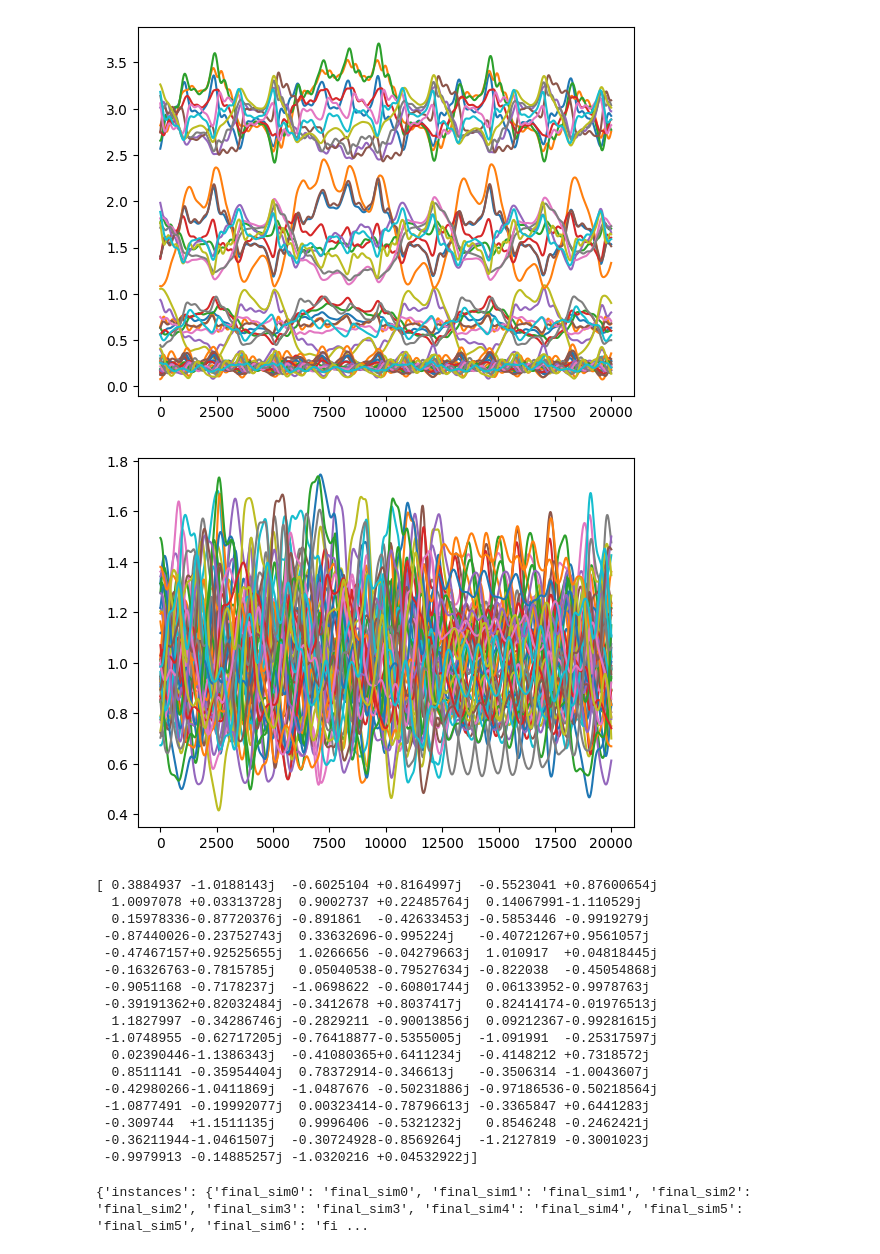
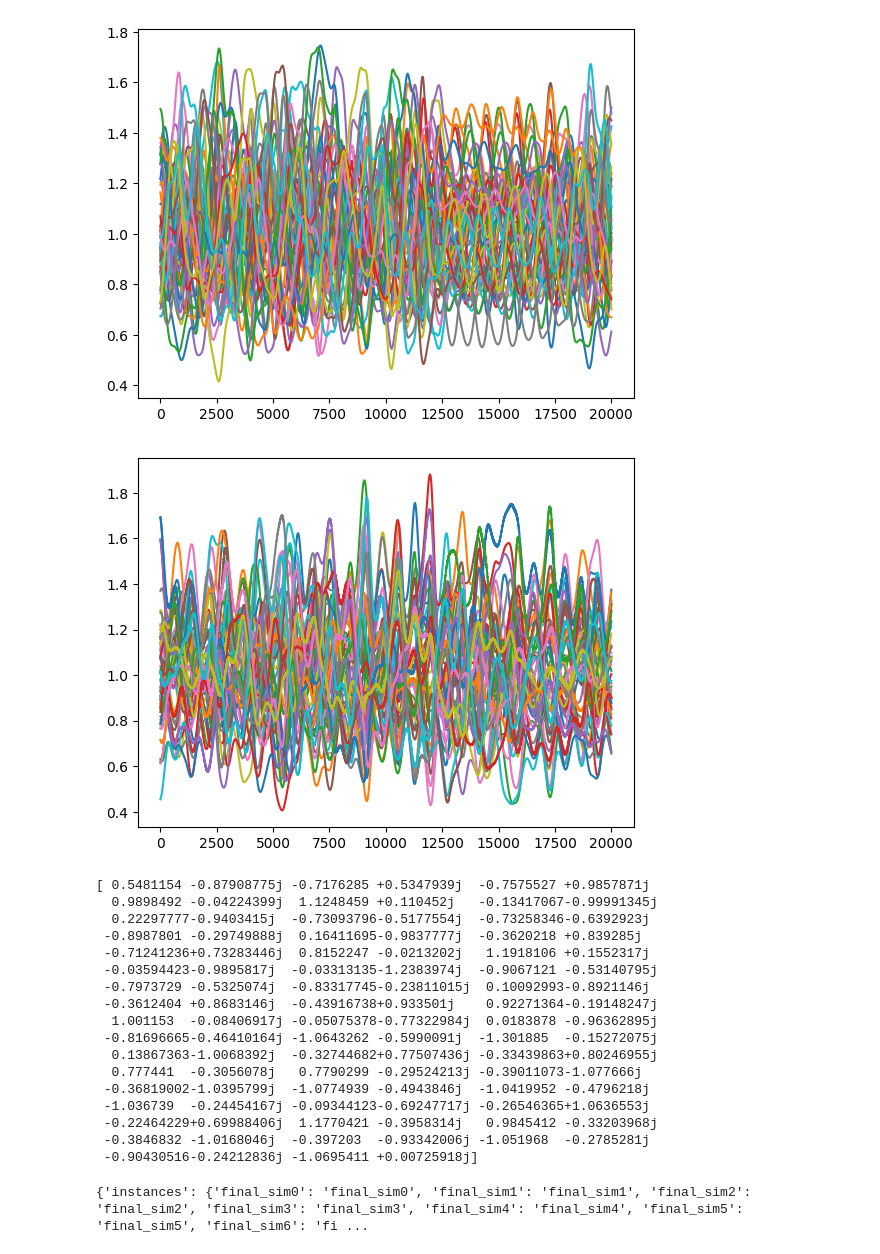
Before and after one commit to 1400073/time_domain_work, a Jupyter notebook: check_jupy.ipynb, the cells around one changed output. Saved outputs shown, nothing was run; the diff lists cells and outputs as text; code cells hidden in the pictures.

```diff
--- a/check_jupy.ipynb
+++ b/check_jupy.ipynb
@@ -22,43 +22,43 @@ from scipy.integrate import solve_ivp
 from scipy.interpolate import CubicSpline
 from scipy.interpolate import interp1d
 # %%
-data = np.load("X_mmi_binary_medium.npz")
-X_re    = data["X_re"]
-X_im    = data["X_im"]
-y = data["labels"]
-y_data = np.asarray(y, dtype=float)
-X_data    = X_re + 1j * X_im
-plt.plot(np.abs(X_data[30000:50000])**2)
-plt.show()
 data = np.load("X_mmi_binary_10.npz")
 X_re    = data["X_re"]
 X_im    = data["X_im"]
 y = data["labels"]
 y_data = np.asarray(y, dtype=float)
 X_data    = X_re + 1j * X_im
 plt.plot(np.abs(X_data[30000:50000])**2)
 plt.show()
+data = np.load("X_mmi_binary_10er.npz")
+X_re    = data["X_re"]
+X_im    = data["X_im"]
+y = data["labels"]
+y_data = np.asarray(y, dtype=float)
+X_data    = X_re + 1j * X_im
+plt.plot(np.abs(X_data[30000:50000])**2)
+plt.show()
 print(X_data[0])
 # %% [output]
-[figure, old version]
+[figure, new version]
-[figure, old version]
+[figure, new version]
-[ 0.3884937 -1.0188143j  -0.6025104 +0.8164997j  -0.5523041 +0.87600654j
-  1.0097078 +0.03313728j  0.9002737 +0.22485764j  0.14067991-1.110529j
-  0.15978336-0.87720376j -0.891861  -0.42633453j -0.5853446 -0.9919279j
- -0.87440026-0.23752743j  0.33632696-0.995224j   -0.40721267+0.9561057j
- -0.47467157+0.92525655j  1.0266656 -0.04279663j  1.010917  +0.04818445j
- -0.16326763-0.7815785j   0.05040538-0.79527634j -0.822038  -0.45054868j
- -0.9051168 -0.7178237j  -1.0698622 -0.60801744j  0.06133952-0.9978763j
- -0.39191362+0.82032484j -0.3412678 +0.8037417j   0.82414174-0.01976513j
-  1.1827997 -0.34286746j -0.2829211 -0.90013856j  0.09212367-0.99281615j
- -1.0748955 -0.62717205j -0.76418877-0.5355005j  -1.091991  -0.25317597j
-  0.02390446-1.1386343j  -0.41080365+0.6411234j  -0.4148212 +0.7318572j
-  0.8511141 -0.35954404j  0.78372914-0.346613j   -0.3506314 -1.0043607j
- -0.42980266-1.0411869j  -1.0487676 -0.50231886j -0.97186536-0.50218564j
- -1.0877491 -0.19992077j  0.00323414-0.78796613j -0.3365847 +0.6441283j
- -0.309744  +1.1511135j   0.9996406 -0.5321232j   0.8546248 -0.2462421j
- -0.36211944-1.0461507j  -0.30724928-0.8569264j  -1.2127819 -0.3001023j
- -0.9979913 -0.14885257j -1.0320216 +0.04532922j]
+[ 0.5481154 -0.87908775j -0.7176285 +0.5347939j  -0.7575527 +0.9857871j
+  0.9898492 -0.04224399j  1.1248459 +0.110452j   -0.13417067-0.99991345j
+  0.22297777-0.9403415j  -0.73093796-0.5177554j  -0.73258346-0.6392923j
+ -0.8987801 -0.29749888j  0.16411695-0.9837777j  -0.3620218 +0.839285j
+ -0.71241236+0.73283446j  0.8152247 -0.0213202j   1.1918106 +0.1552317j
+ -0.03594423-0.9895817j  -0.03313135-1.2383974j  -0.9067121 -0.53140795j
+ -0.7973729 -0.5325074j  -0.83317745-0.23811015j  0.10092993-0.8921146j
+ -0.3612404 +0.8683146j  -0.43916738+0.933501j    0.92271364-0.19148247j
+  1.001153  -0.08406917j -0.05075378-0.77322984j  0.0183878 -0.96362895j
+ -0.81696665-0.46410164j -1.0643262 -0.5990091j  -1.301885  -0.15272075j
+  0.13867363-1.0068392j  -0.32744682+0.77507436j -0.33439863+0.80246955j
+  0.777441  -0.3056078j   0.7790299 -0.29524213j -0.39011073-1.077666j
+ -0.36819002-1.0395799j  -1.0774939 -0.4943846j  -1.0419952 -0.4796218j
+ -1.036739  -0.24454167j -0.09344123-0.69247717j -0.26546365+1.0636553j
+ -0.22464229+0.69988406j  1.1770421 -0.3958314j   0.9845412 -0.33203968j
+ -0.3846832 -1.0168046j  -0.397203  -0.93342006j -1.051968  -0.2785281j
+ -0.90430516-0.24212836j -1.0695411 +0.00725918j]
 # %%
 import jax.numpy as jnp
 import matplotlib.pyplot as plt
```
Also changed, not shown: 7 other files.
